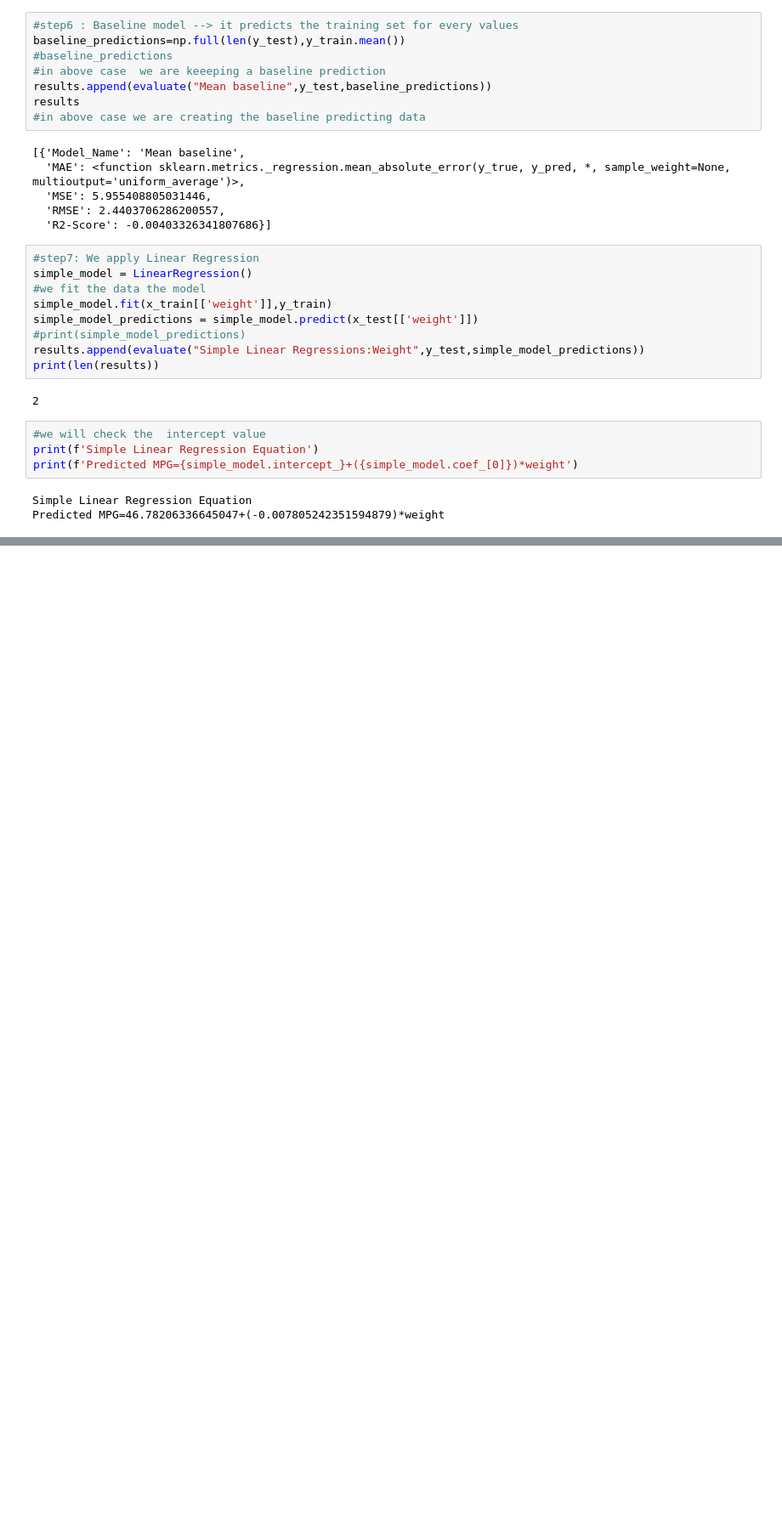
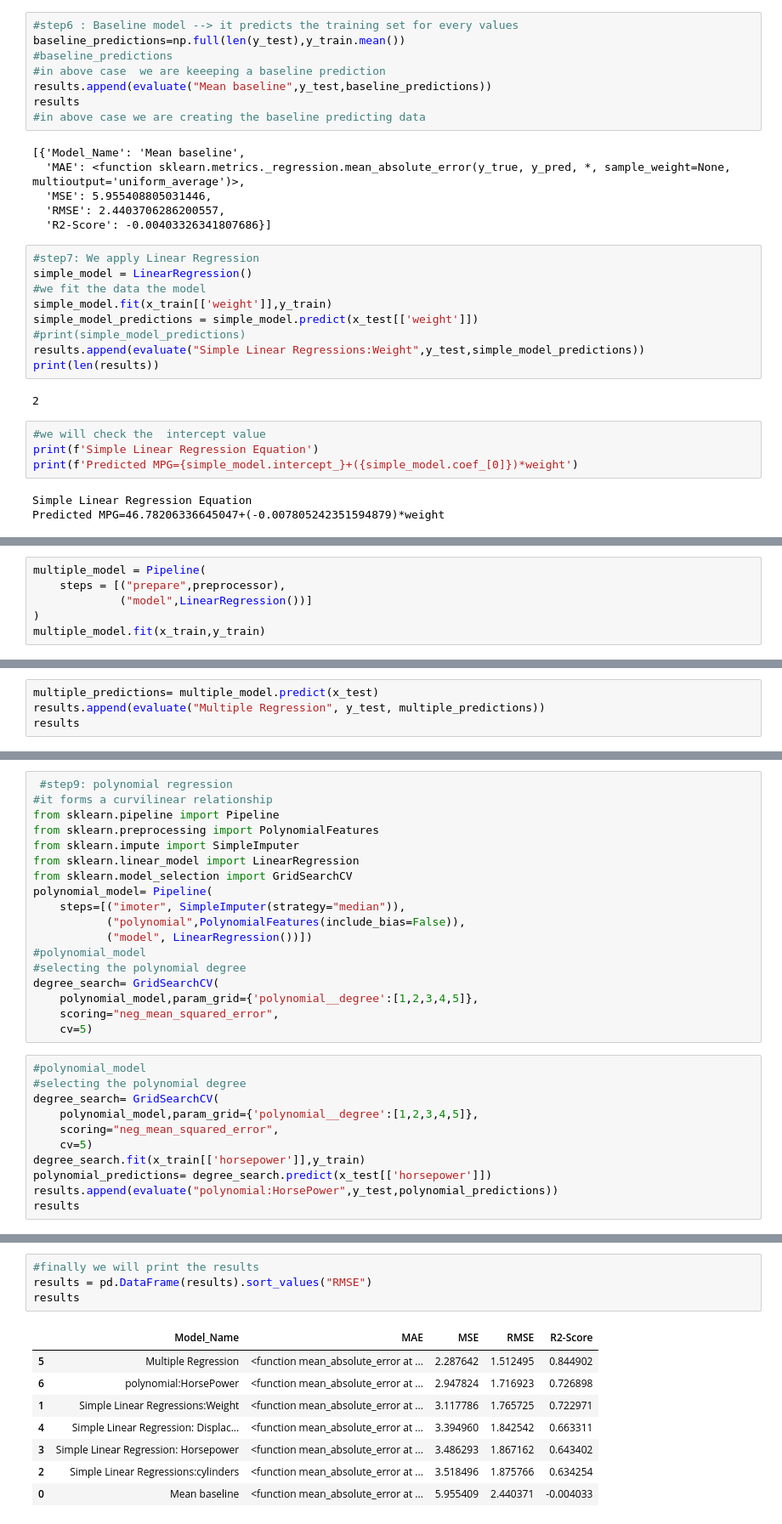
Before and after one commit to Saicharan7428/ML_workshop_Day_1, a Jupyter notebook: Day2_Workshop.ipynb, the cells around one changed output, grey strips where cells are left out. Shown at 85% size. Cells and saved outputs as stored; diff of their text form; blank space fills up the shorter version.

Commit message:
Regression_methods

```diff
--- a/Day2_Workshop.ipynb
+++ b/Day2_Workshop.ipynb
@@ -422,0 +575,6 @@ Predicted MPG=46.78206336645047+(-0.007805242351594879)*weight
+# %%
+multiple_model = Pipeline(
+    steps = [("prepare",preprocessor),
+             ("model",LinearRegression())]
+)
+multiple_model.fit(x_train,y_train)
@@ -422,0 +596,4 @@ Predicted MPG=46.78206336645047+(-0.007805242351594879)*weight
+# %%
+multiple_predictions= multiple_model.predict(x_test)
+results.append(evaluate("Multiple Regression", y_test, multiple_predictions))
+results
@@ -422,0 +618,29 @@ Predicted MPG=46.78206336645047+(-0.007805242351594879)*weight
+# %%
+ #step9: polynomial regression
+#it forms a curvilinear relationship
+from sklearn.pipeline import Pipeline
+from sklearn.preprocessing import PolynomialFeatures
+from sklearn.impute import SimpleImputer
+from sklearn.linear_model import LinearRegression
+from sklearn.model_selection import GridSearchCV
+polynomial_model= Pipeline(
+    steps=[("imoter", SimpleImputer(strategy="median")),
+           ("polynomial",PolynomialFeatures(include_bias=False)),
+           ("model", LinearRegression())])
+#polynomial_model
+#selecting the polynomial degree
+degree_search= GridSearchCV(
+    polynomial_model,param_grid={'polynomial__degree':[1,2,3,4,5]},
+    scoring="neg_mean_squared_error",
+    cv=5)
+# %%
+#polynomial_model
+#selecting the polynomial degree
+degree_search= GridSearchCV(
+    polynomial_model,param_grid={'polynomial__degree':[1,2,3,4,5]},
+    scoring="neg_mean_squared_error",
+    cv=5)
+degree_search.fit(x_train[['horsepower']],y_train)
+polynomial_predictions= degree_search.predict(x_test[['horsepower']])
+results.append(evaluate("polynomial:HorsePower",y_test,polynomial_predictions))
+results
@@ -422,0 +674,13 @@ Predicted MPG=46.78206336645047+(-0.007805242351594879)*weight
+# %%
+#finally we will print the results
+results = pd.DataFrame(results).sort_values("RMSE")
+results
+# %% [output]
+|  | Model_Name | MAE | MSE | RMSE | R2-Score |
+| 5 | Multiple Regression | <function mean_absolute_error at ... | 2.287642 | 1.512495 | 0.844902 |
+| 6 | polynomial:HorsePower | <function mean_absolute_error at ... | 2.947824 | 1.716923 | 0.726898 |
+| 1 | Simple Linear Regressions:Weight | <function mean_absolute_error at ... | 3.117786 | 1.765725 | 0.722971 |
+| 4 | Simple Linear Regression: Displac... | <function mean_absolute_error at ... | 3.394960 | 1.842542 | 0.663311 |
+| 3 | Simple Linear Regression: Horsepower | <function mean_absolute_error at ... | 3.486293 | 1.867162 | 0.643402 |
+| 2 | Simple Linear Regressions:cylinders | <function mean_absolute_error at ... | 3.518496 | 1.875766 | 0.634254 |
+| 0 | Mean baseline | <function mean_absolute_error at ... | 5.955409 | 2.440371 | -0.004033 |
```
Also changed, not shown: parts of 15 cells of this notebook.
